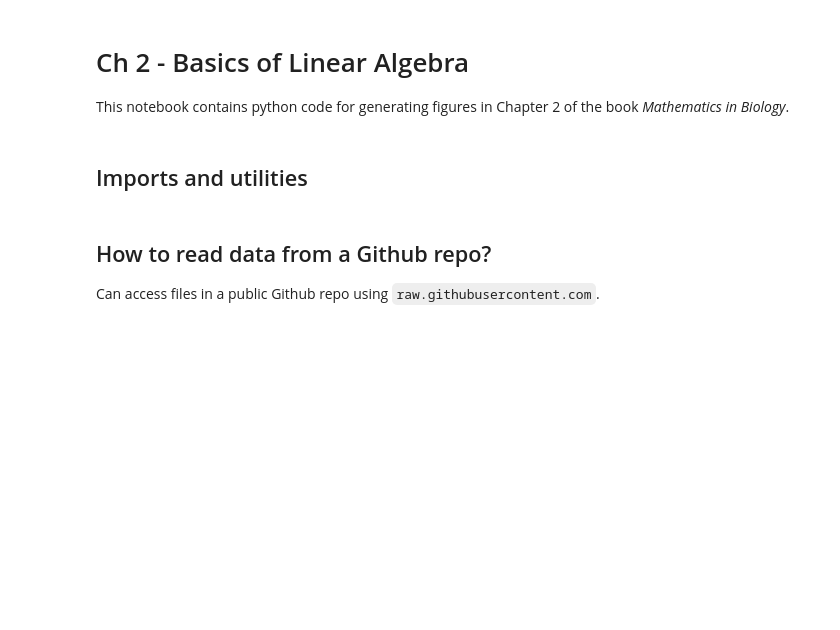
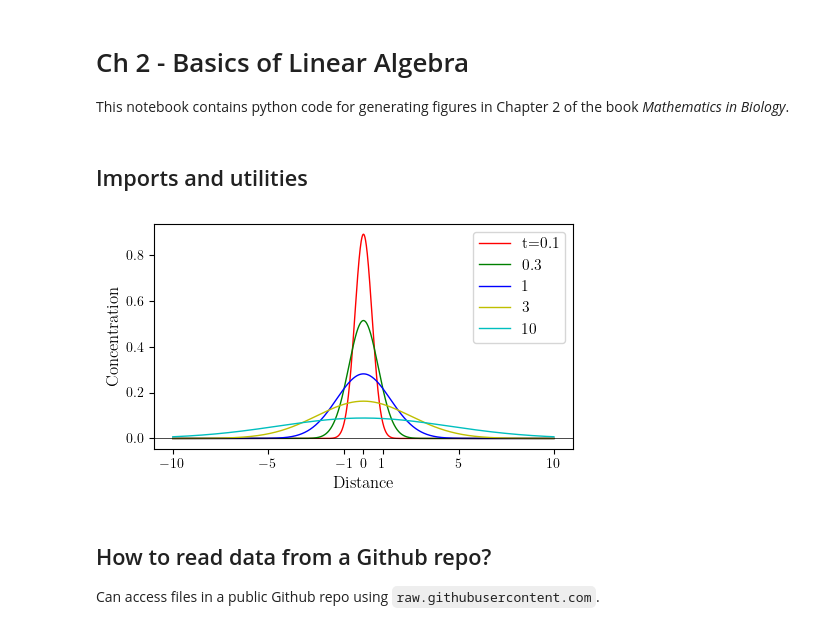
Before and after one commit to markusmeister/MIB-Public, a Jupyter notebook: Figures_Ch_2.ipynb, the cells around one changed output. Drawn from its saved outputs; the diff is of its cells as text; code cells hidden in the pictures; blank space fills up the shorter version.

```diff
--- a/Figures_Ch_2.ipynb
+++ b/Figures_Ch_2.ipynb
@@ -234,6 +234,10 @@ def test_plot():
     plot (x,y,fmts=['r-','g-','b-','y-','c-','m-'],linewidth=1,
         xlabel='Distance',ylabel='Concentration',yzero=True,
         legend=['t=0.1','0.3','1','3','10'],xticks=[-10,-5,-1,0,1,5,10])
+# %%
+test_plot()
+# %% [output]
+[figure, added]
 # %% [markdown]
 ## How to read data from a Github repo?
 Can access files in a public Github repo using `raw.githubusercontent.com`.
```
Also changed, not shown: parts of 7 cells of this notebook.
